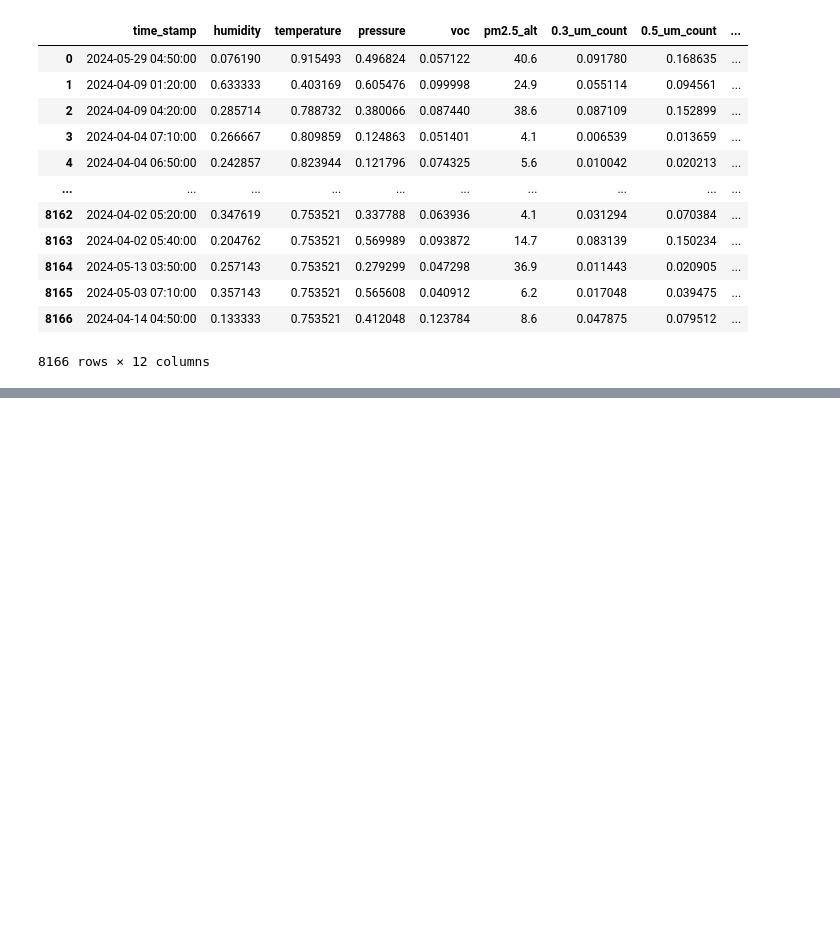
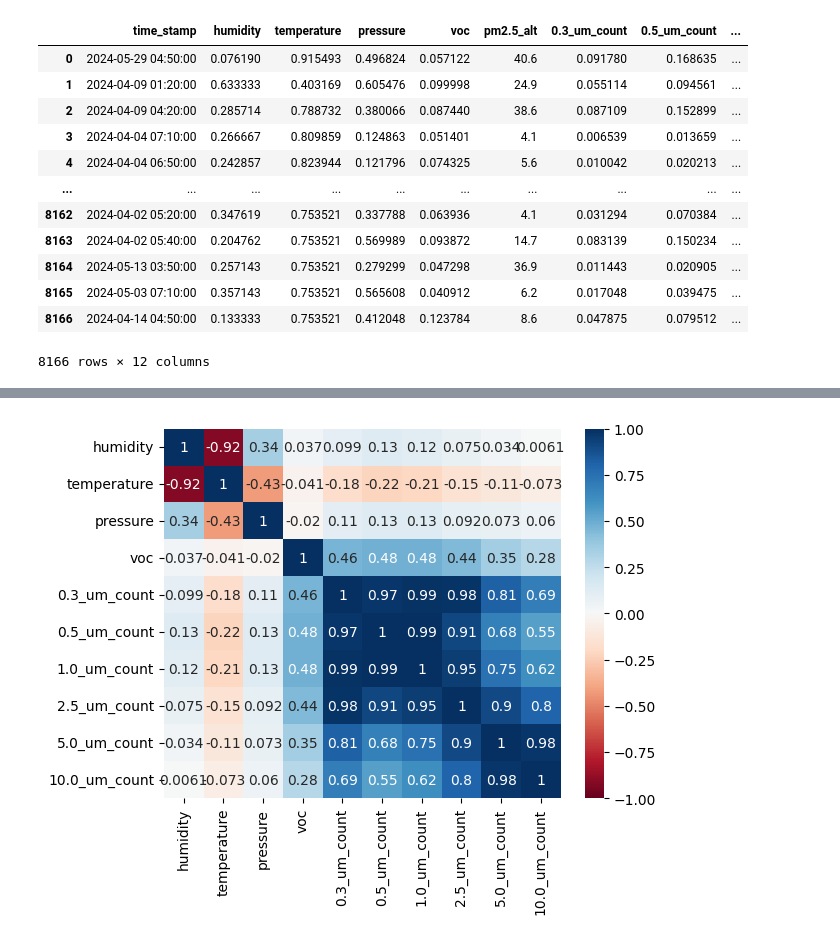
Before and after one commit to dolaemonngeong/BigData_Airbender, a Jupyter notebook: processingData.ipynb, the cells around one changed output, grey strips where cells are left out. Saved outputs shown, nothing was run; the diff lists cells and outputs as text; code cells hidden in the pictures; blank space fills up the shorter version.

```diff
--- a/processingData.ipynb
+++ b/processingData.ipynb
@@ -176,0 +205,6 @@ See the caveats in the documentation: https://pandas.pydata.org/pandas-docs/stab
+# %%
+# plt.subplot(figsize=(7.5))
+sns.heatmap(X.corr(), vmin=-1, vmax=1, cmap="RdBu", annot=True)
+plt.show()
+# %% [output]
+[figure, added]
```
Also changed, not shown: parts of 17 cells of this notebook.
